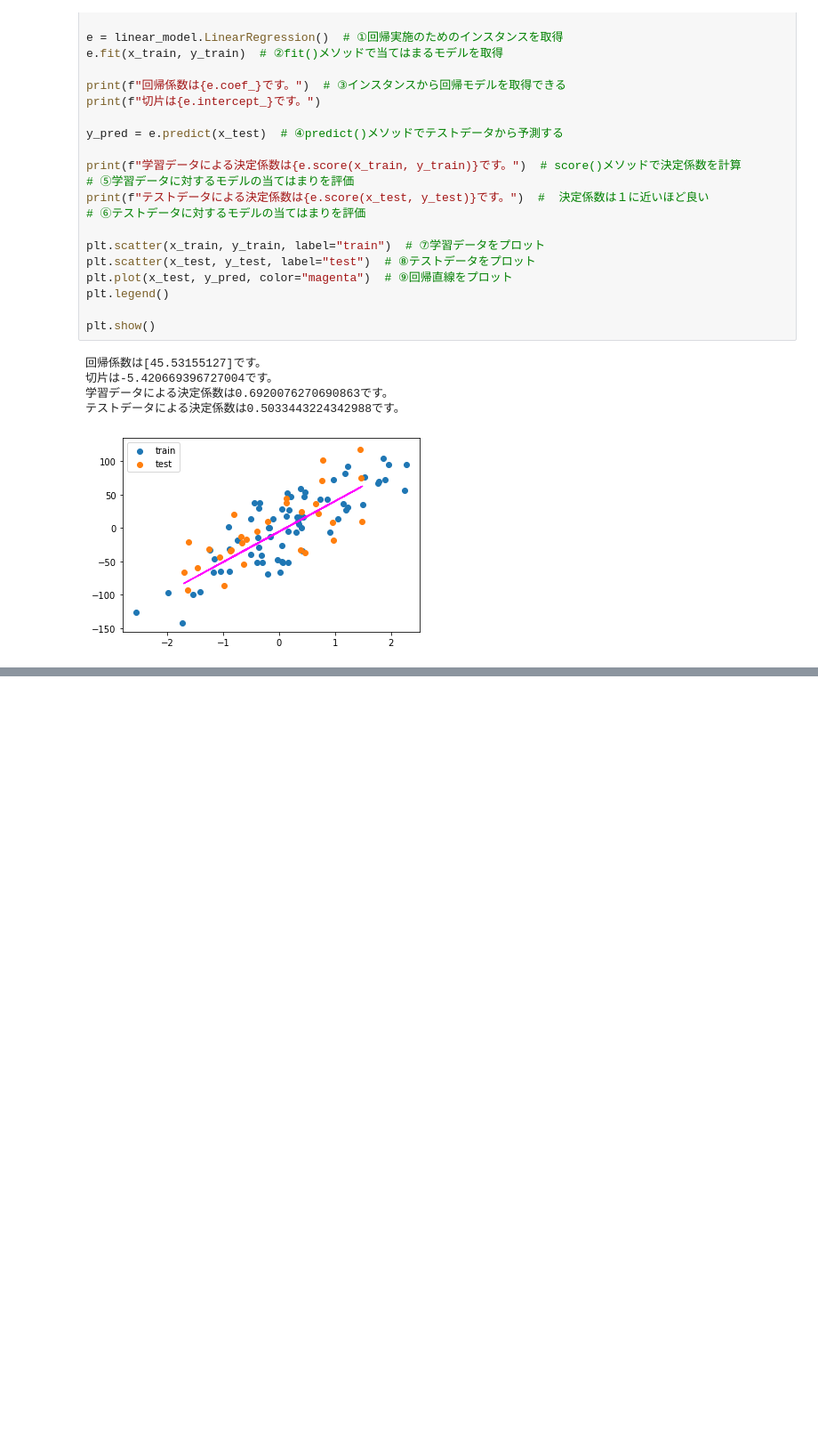
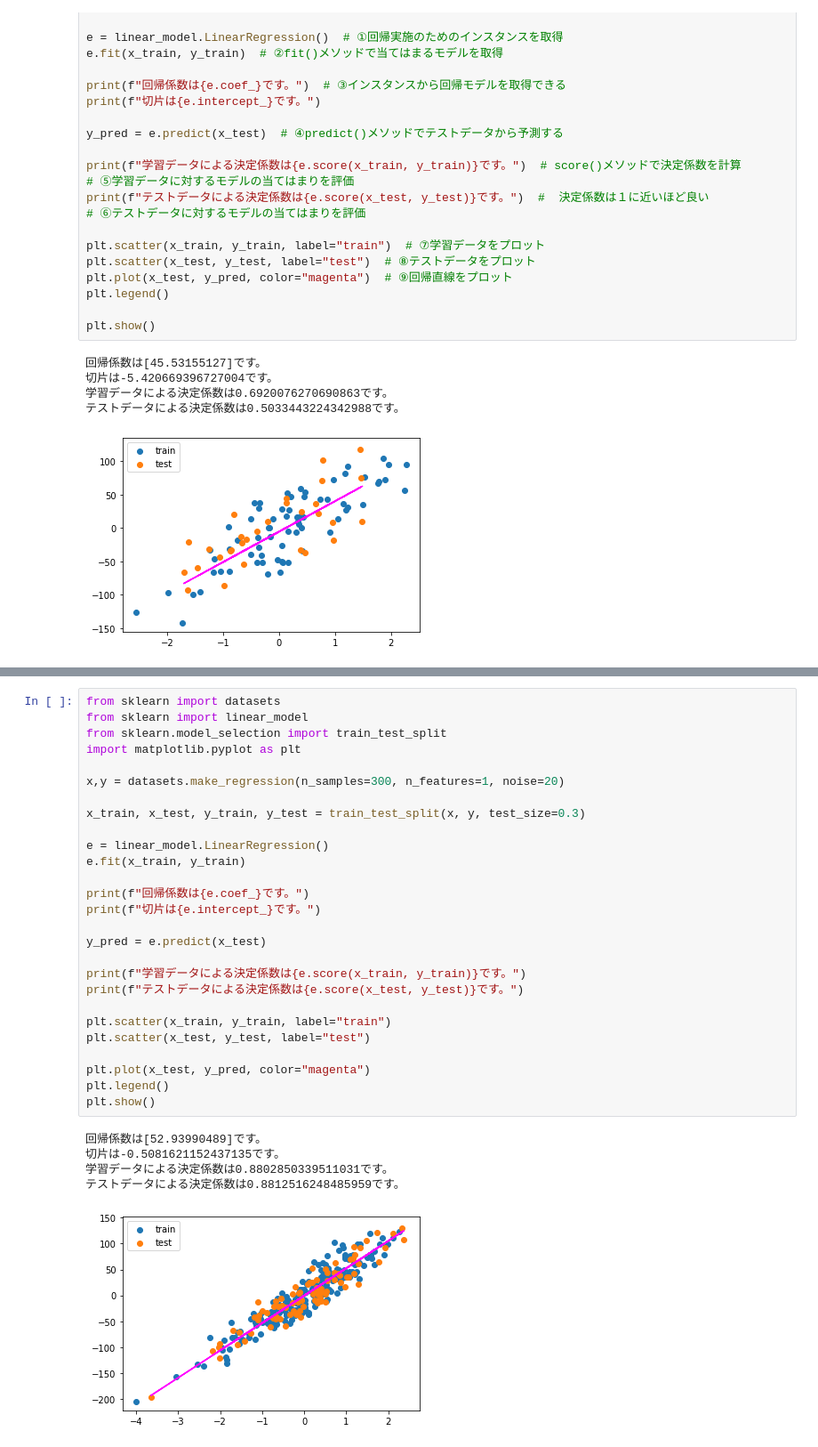
Before and after one commit to HIRO76/jupyter_lesson, a Jupyter notebook: lesson/lesson13.ipynb, the cells around one changed output, grey strips where cells are left out. Shown at 89% size. Cells and saved outputs as stored; diff of their text form; blank space fills up the shorter version.

```diff
--- a/lesson/lesson13.ipynb
+++ b/lesson/lesson13.ipynb
@@ -42,0 +152,33 @@ plt.show()
+# %%
+from sklearn import datasets
+from sklearn import linear_model
+from sklearn.model_selection import train_test_split
+import matplotlib.pyplot as plt
+
+x,y = datasets.make_regression(n_samples=300, n_features=1, noise=20)
+
+x_train, x_test, y_train, y_test = train_test_split(x, y, test_size=0.3)
+
+e = linear_model.LinearRegression()
+e.fit(x_train, y_train)
+
+print(f"回帰係数は{e.coef_}です。")
+print(f"切片は{e.intercept_}です。")
+
+y_pred = e.predict(x_test)
+
+print(f"学習データによる決定係数は{e.score(x_train, y_train)}です。")
+print(f"テストデータによる決定係数は{e.score(x_test, y_test)}です。")
+
+plt.scatter(x_train, y_train, label="train")
+plt.scatter(x_test, y_test, label="test")
+
+plt.plot(x_test, y_pred, color="magenta")
+plt.legend()
+plt.show()
+# %% [output]
+回帰係数は[52.93990489]です。
+切片は-0.5081621152437135です。
+学習データによる決定係数は0.8802850339511031です。
+テストデータによる決定係数は0.8812516248485959です。
+[figure, added]
```
Also changed, not shown: parts of 5 cells of this notebook.
